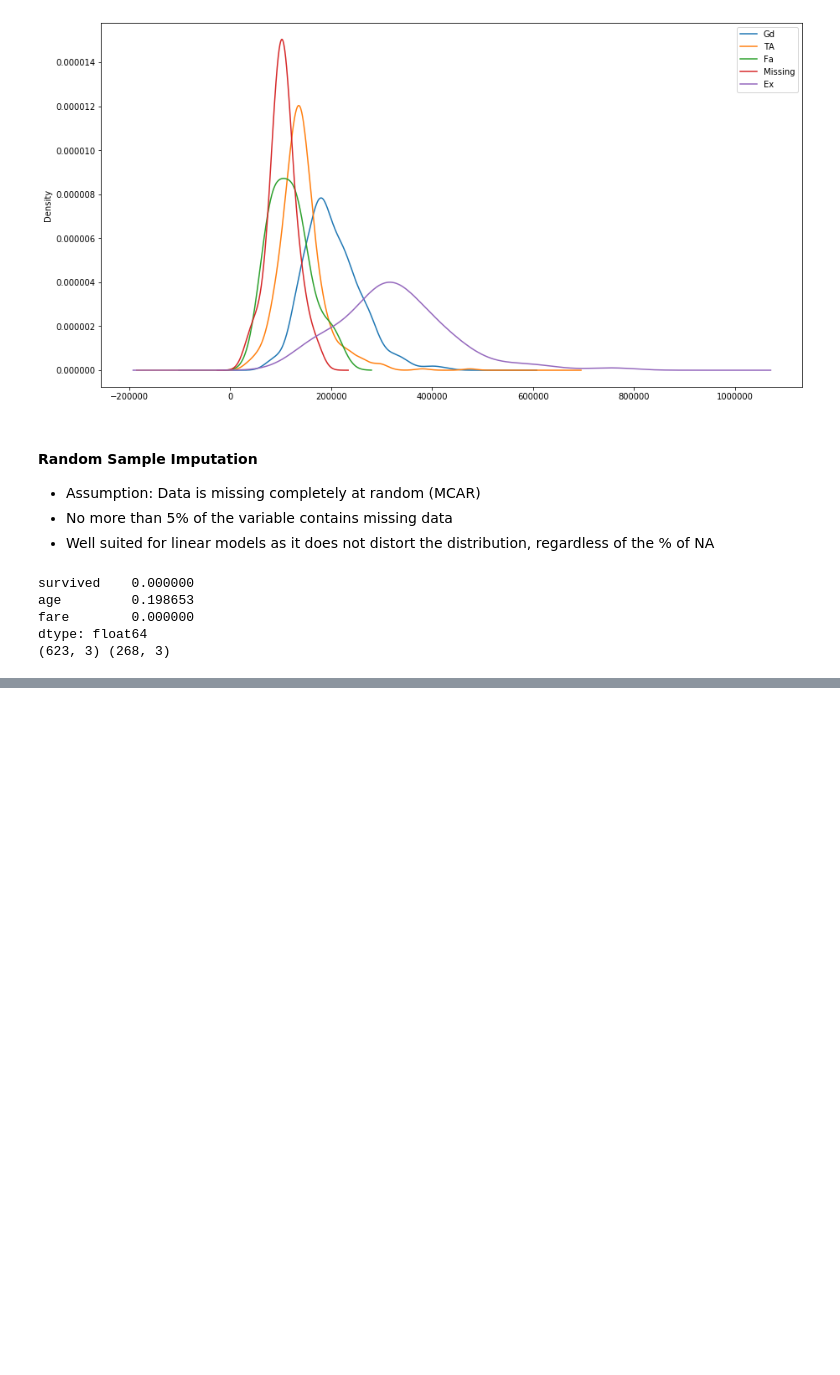
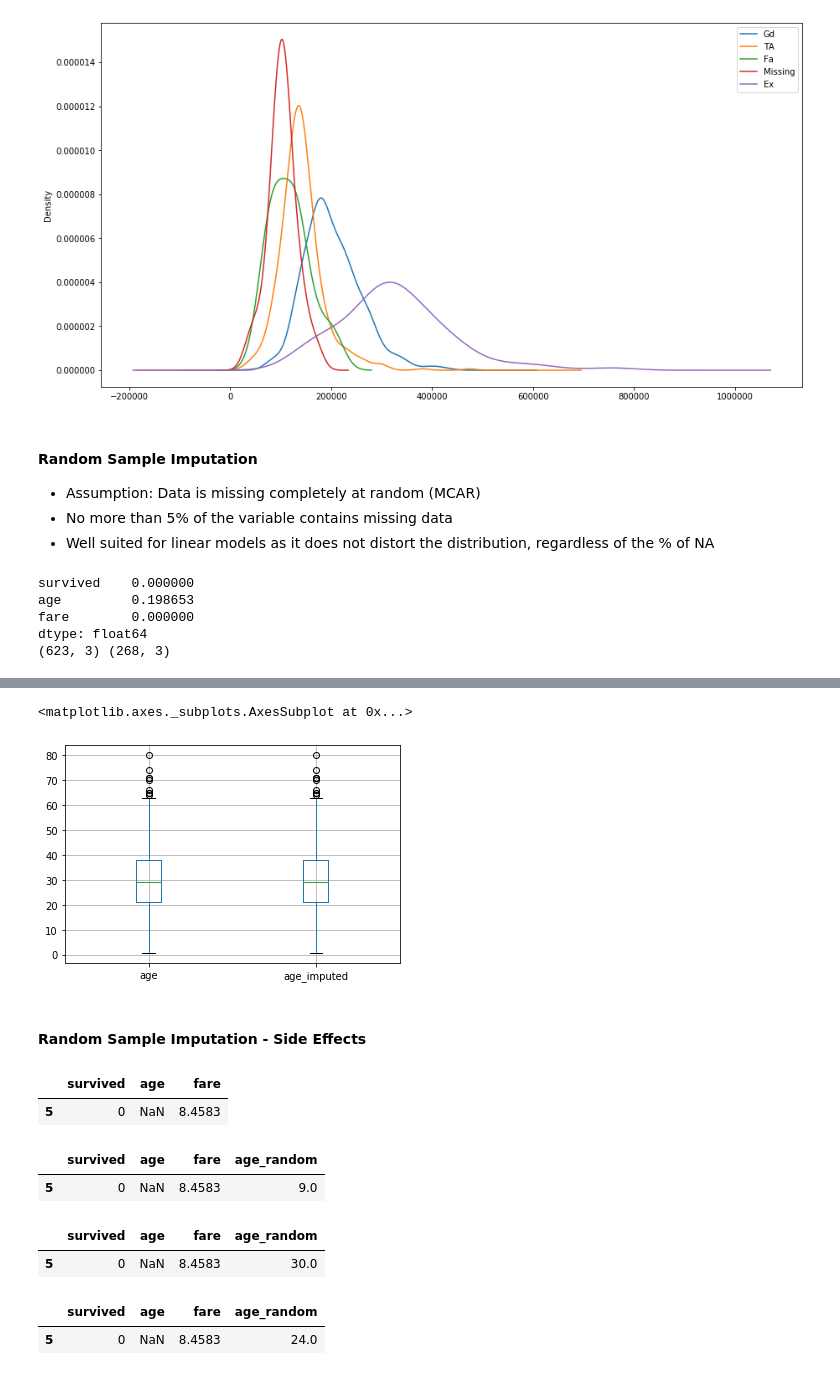
Before and after one commit to KarthikKothareddy/FeatureEngineering, a Jupyter notebook: Missing_Data_Imputation_2.ipynb, the cells around one changed output, grey strips where cells are left out. Saved outputs shown, nothing was run; the diff lists cells and outputs as text; code cells hidden in the pictures; blank space fills up the shorter version.

```diff
--- a/Missing_Data_Imputation_2.ipynb
+++ b/Missing_Data_Imputation_2.ipynb
@@ -428,0 +481,68 @@ random_sample_test.index = X_test[X_test['age'].isnull()].index
+# %%
+# Finally, the outliers are also less affected by this imputation
+# technique
+
+# Let's find out using a boxplot
+x_train[['age', 'age_imputed']].boxplot()
+# %% [output]
+<matplotlib.axes._subplots.AxesSubplot at 0x...>
+[figure, added]
+# %% [markdown]
+#### Random Sample Imputation - Side Effects
+# %%
+# let's pick one observation with NA in Age
+# in this case we pick observation indexed 5
+
+observation = data[data.age.isnull()].head(1)
+observation
+# %% [output]
+|  | survived | age | fare |
+| 5 | 0 | NaN | 8.4583 |
+# %%
+# IMPUTATION - 1
+
+# and now let's fill that NA with a random value
+# extracted from the same variable where observations are available
+
+# extract a random value, just 1
+sampled_value = x_train["age"].dropna().sample(n=1)
+
+# re-assign the index
+sampled_value.index = observation.index
+
+observation["age_random"] = sampled_value
+observation
+# %% [output]
+|  | survived | age | fare | age_random |
+| 5 | 0 | NaN | 8.4583 | 9.0 |
+# %%
+# IMPUTATION - 2
+
+
+# let us repeat the same step with another row
+# extract a random value, just 1
+sampled_value = x_train["age"].dropna().sample(n=1)
+
+# re-assign the index
+sampled_value.index = observation.index
+
+observation["age_random"] = sampled_value
+observation
+# %% [output]
+|  | survived | age | fare | age_random |
+| 5 | 0 | NaN | 8.4583 | 30.0 |
+# %%
+# IMPUTATION - 3
+
+# let us repeat the same step for third time
+# extract a random value, just 1
+sampled_value = x_train["age"].dropna().sample(n=1)
+
+# re-assign the index
+sampled_value.index = observation.index
+
+observation["age_random"] = sampled_value
+observation
+# %% [output]
+|  | survived | age | fare | age_random |
+| 5 | 0 | NaN | 8.4583 | 24.0 |
```
Also changed, not shown: parts of 16 cells of this notebook.
